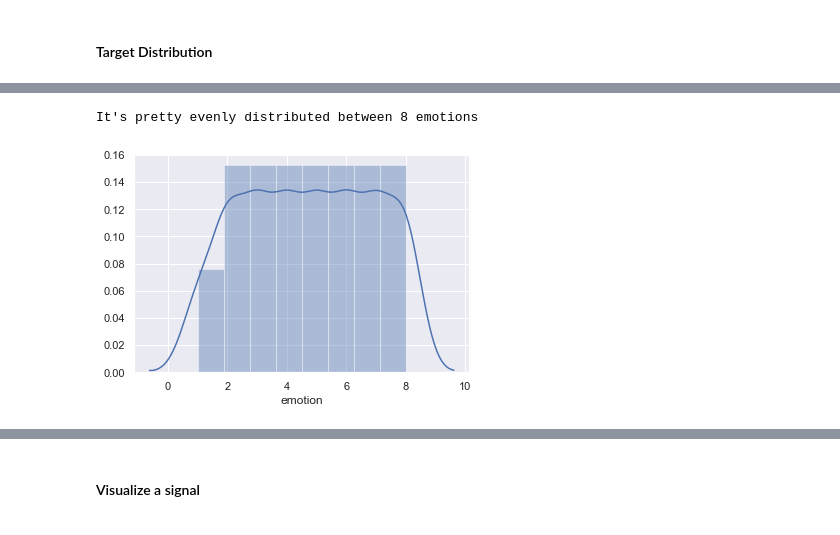
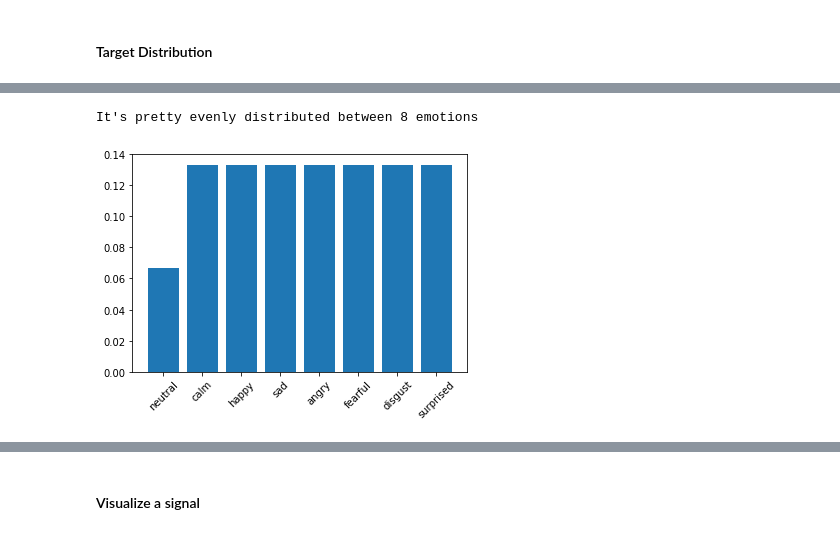
Before and after one commit to silvernine209/voice_emotion_classifier, a Jupyter notebook: emotion_sound_analyzer.ipynb, the cells around one changed output, grey strips where cells are left out. Drawn from its saved outputs; the diff is of its cells as text; code cells hidden in the pictures.

```diff
--- a/emotion_sound_analyzer.ipynb
+++ b/emotion_sound_analyzer.ipynb
@@ -66,26 +66,32 @@ df = pd.DataFrame({
 # %% [markdown]
 # Generate Features - Automatic Using librosa.feature
 # %%
-# Specify how many features to create using librosa's automatic feature generation function
-num_features = 20
-
 # Function to
 def create_feature_df(sound_list,num_features):
+
+    #
+    sound_wave,sampling_rate = librosa.load(sound_list[0],sr=None,duration=2.5,offset=0.5)
+    features = np.mean(librosa.feature.mfcc(y=sound_wave, sr=sampling_rate, n_mfcc=num_features),axis=1)
+    num_features_created = len(features)
+
     # Create n number of empty lists to append features to
-    empty_lists = [[] for x in range(num_features)]
+    empty_lists = [[] for x in range(num_features_created)]
 
     # Generate features and append to empty lists in empty_lists
     for i in trange(len(sound_list)):
-        sound_wave,sampling_rate = librosa.load(sound_list[i],sr=None)
-        features = np.mean(librosa.feature.mfcc(y=sound_wave, sr=sampling_rate, n_mfcc=num_features),axis=0)
-        print(features.shape)
+        sound_wave,sampling_rate = librosa.load(sound_list[i],sr=sampling_rate,duration=2.5,offset=0.5,res_type='kaiser_fast')
+        features = np.mean(librosa.feature.mfcc(y=sound_wave, sr=sampling_rate, n_mfcc=num_features),axis=1)
         for ix,feature in enumerate(features):
             empty_lists[ix].append(feature)
+
+    # Remove feature that doesn't have full number of values
+    empty_lists = [x for x in empty_lists if len(x)==len(sound_list)]
 
     # Create dictionary using feature list and return pandas dataframe
     df = defaultdict()
     for ix,feature in enumerate(empty_lists):
         df['feature_'+str(ix)]=feature
+
     return pd.DataFrame(df)
 # %% [markdown]
 # Create Pandas Dataframe with Data & Features
@@ -116,7 +118,9 @@ Name: emotion, dtype: int64
 # %%
-sns.set()
-sns.distplot(df_merged['emotion'],bins=8)
+# From 'feature_engineering_instacart' notebook
+target_pcts = df_merged['emotion'].value_counts(normalize=True)
+plt.bar(list(emotion_mapping.values()),target_pcts.sort_index())
+plt.xticks(rotation=45)
 print("It's pretty evenly distributed between 8 emotions")
 # %% [output]
 It's pretty evenly distributed between 8 emotions
-[figure, old version]
+[figure, new version]
```
Also changed, not shown: parts of 18 cells of this notebook.
